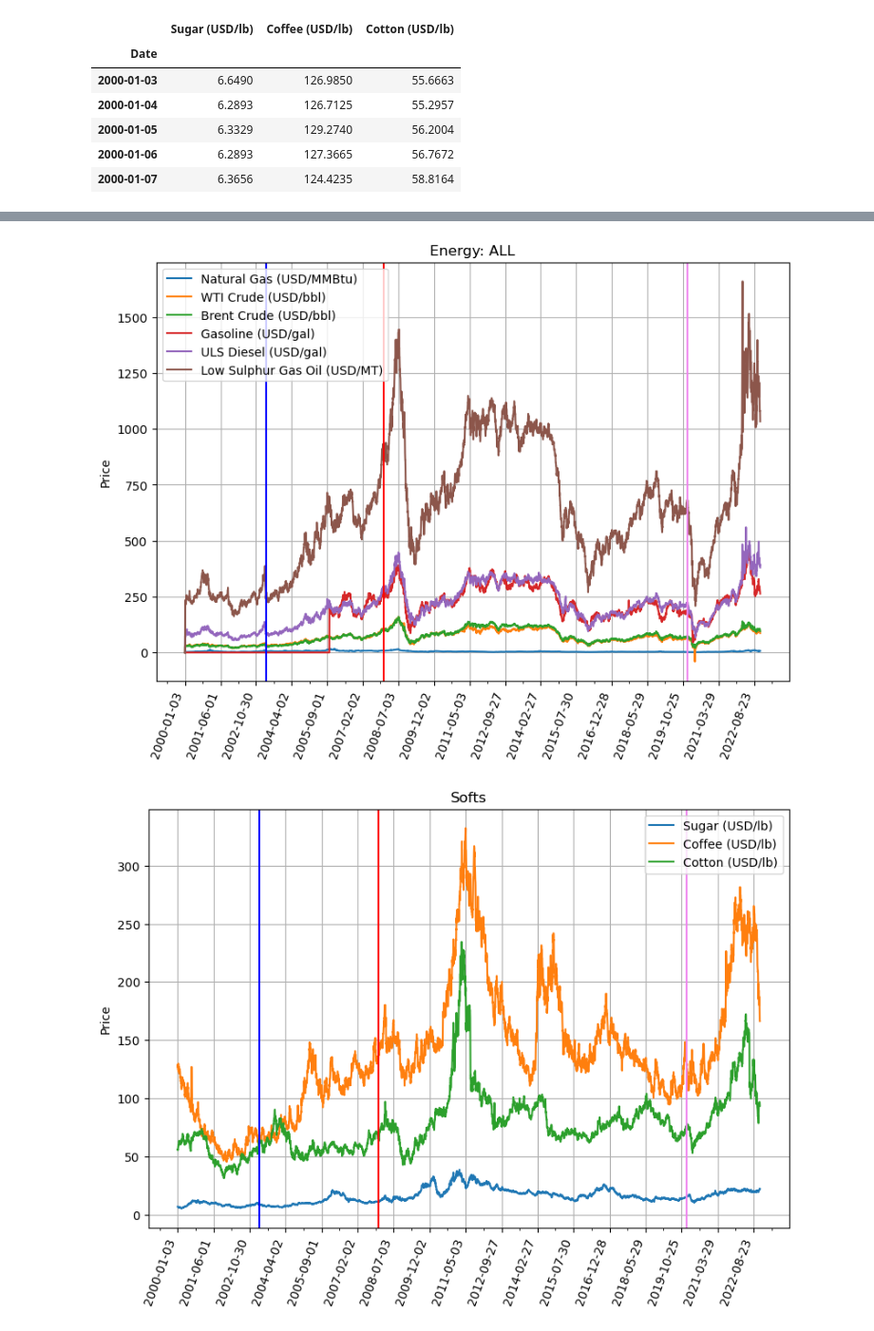
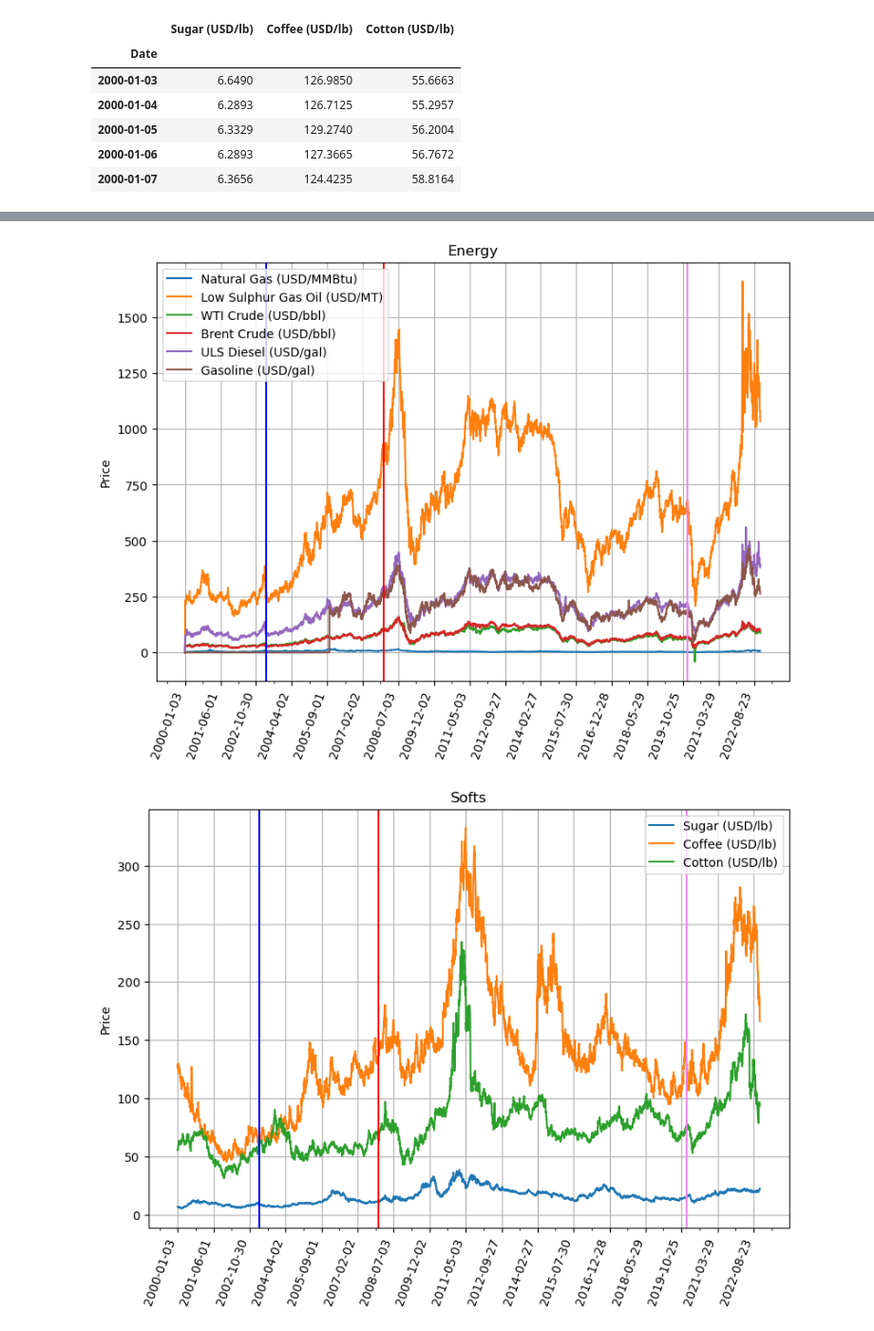
Before and after one commit to dylanmcgullam/Group-Project-1, a Jupyter notebook: commodities.ipynb, the cells around one changed output, grey strips where cells are left out. Shown at 95% size. Cells and saved outputs as stored; diff of their text form; code cells hidden in the pictures.

```diff
--- a/commodities.ipynb
+++ b/commodities.ipynb
@@ -78,3 +79,30 @@ usd_commodities.head()
 | 2000-01-06 | 2.39364 | 307.816 | 27.0102 | 25.7458 | ... |
 | 2000-01-07 | 2.36857 | 308.361 | 26.3998 | 25.1681 | ... |
 5 rows × 23 columns
+# %%
+fig, axs = plt.subplots(figsize=(10,6), constrained_layout=True)
+ax = plt.gca()
+ax.plot(usd_commodities, label=usd_commodities.columns)
+ax.xaxis.set_major_locator(mdates.YearLocator(1))
+ax.xaxis.set_minor_locator(mdates.MonthLocator(bymonth=(1,7)))
+for label in ax.get_xticklabels(which='major'):
+    label.set(rotation=70, horizontalalignment='right')
+ax.grid(True)
+ax.set_ylabel('Price (USD)')
+ax.set_ylim(0, 15000)
+plt.axvline(x='2003-03-20',color='b', linestyle='dashdot')
+t_iraq = ax.text(
+    '2003-03-20', 4000, "Invasion of Iraq", ha="center", va="center", rotation=90, size=10,
+    bbox=dict(boxstyle="round,pad=0.3", fc="cyan", ec="b", lw=2))
+plt.axvline(x='2007-12-03',color='r', linestyle='dashdot')
+t_2008depression = ax.text(
+    '2007-12-03', 6000, "2008 Recession", ha="center", va="center", rotation=90, size=10,
+    bbox=dict(boxstyle="round,pad=0.3", fc="pink", ec="red", lw=2))
+plt.axvline(x='2020-01-03',color='violet', linestyle='dashdot')
+t_covid2019 = ax.text(
+    '2020-01-03', 8000, "COVID-19", ha="center", va="center", rotation=90, size=10,
+    bbox=dict(boxstyle="round,pad=0.3", fc="lavender", ec="violet", lw=2))
+plt.title('All Commodities from 2000-2022')
+plt.legend(loc='upper left', bbox_to_anchor=(1,1.02))
+plt.savefig("outputs/all_commodities.png")
+plt.show()
@@ -124,28 +174,29 @@ softs.head()
 # %%
 fig, axs = plt.subplots(figsize=(8,6), constrained_layout=True)
 ax = plt.gca()
-x = energy.index
-ax.plot(x, energy["Natural Gas (USD/MMBtu)"], label="Natural Gas (USD/MMBtu)")
-ax.plot(x, energy["WTI Crude (USD/bbl)"],label="WTI Crude (USD/bbl)")
-ax.plot(x, energy["Brent Crude (USD/bbl)"],label="Brent Crude (USD/bbl)")
-ax.plot(x, energy["Gasoline (USD/gal)"], label="Gasoline (USD/gal)") # price skewed by factor of 100
-ax.plot(x, energy["ULS Diesel (USD/gal)"],label="ULS Diesel (USD/gal)") # price skewed by factor of 100
-ax.plot(x, energy["Low Sulphur Gas Oil (USD/MT)"],label="Low Sulphur Gas Oil (USD/MT)")
+ax.plot(energy, label=energy.columns)
+# x = energy.index
+# ax.plot(x, energy["Natural Gas (USD/MMBtu)"], label="Natural Gas (USD/MMBtu)")
+# ax.plot(x, energy["WTI Crude (USD/bbl)"],label="WTI Crude (USD/bbl)")
+# ax.plot(x, energy["Brent Crude (USD/bbl)"],label="Brent Crude (USD/bbl)")
+# ax.plot(x, energy["Gasoline (USD/gal)"], label="Gasoline (USD/gal)") # price skewed by factor of 100
+# ax.plot(x, energy["ULS Diesel (USD/gal)"],label="ULS Diesel (USD/gal)") # price skewed by factor of 100
+# ax.plot(x, energy["Low Sulphur Gas Oil (USD/MT)"],label="Low Sulphur Gas Oil (USD/MT)")
 ax.xaxis.set_major_locator(mdates.YearLocator(1))
 ax.xaxis.set_minor_locator(mdates.MonthLocator(bymonth=(1,7)))
 for label in ax.get_xticklabels(which='major'):
     label.set(rotation=70, horizontalalignment='right')
 ax.grid(True)
 ax.set_ylabel('Price')
 plt.axvline(x='2003-03-20',color='b')
 plt.axvline(x='2007-12-03',color='r')
 plt.axvline(x='2020-01-03',color='violet')
-plt.title('Energy: ALL')
+plt.title('Energy')
 plt.legend()
 plt.savefig("outputs/all_energy.png")
 plt.show()
 # %% [output]
-[figure, old version]
+[figure, new version]
 # %%
 fig, axs = plt.subplots(figsize=(8,6), constrained_layout=True)
 ax = plt.gca()
```
Also changed, not shown: parts of 9 cells of this notebook, 7 other files.
